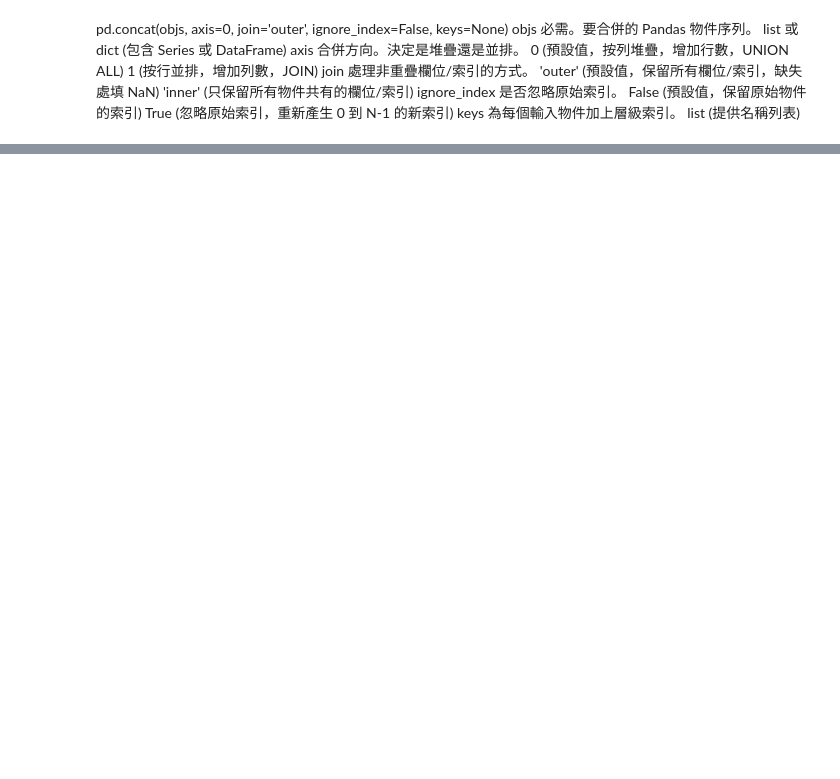
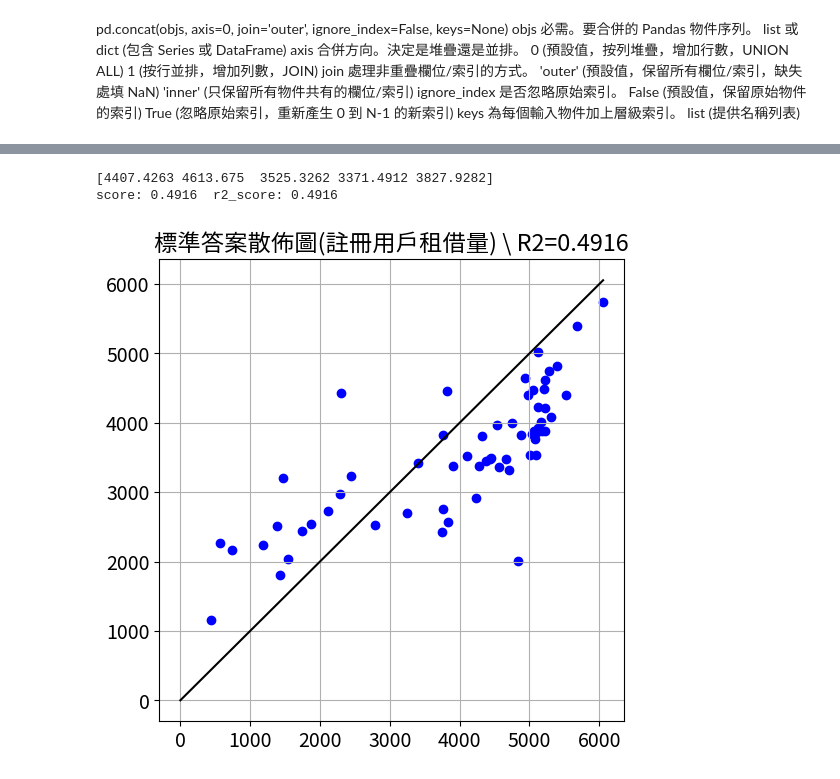
Before and after one commit to GaudiKao/learn-python-by-doing, a Jupyter notebook: Data_Structures&Alogrithms/銷量來客數預測_回歸.ipynb, the cells around one changed output, grey strips where cells are left out. Cells and saved outputs as stored; diff of their text form; code cells hidden in the pictures; blank space fills up the shorter version.

```diff
--- a/Data_Structures&Alogrithms/銷量來客數預測_回歸.ipynb
+++ b/Data_Structures&Alogrithms/銷量來客數預測_回歸.ipynb
@@ -168,7 +243,7 @@ keys 為每個輸入物件加上層級索引。  list (提供名稱列表)
 # %%
 #調整，因為月份、季節數值大小影響，讓模型差距較大，所以要one-hot編碼
 def enc(df, column):
-    df_dummy = pd.get_dummies(df[column], prefix=column)
+    df_dummy = pd.get_dummies(df[column], prefix=column, dtype=int)
     df = pd.concat([df.drop([column],axis=1),df_dummy], axis=1)
     return df
 
@@ -176,4 +251,5 @@ x2 = x.copy()
 x2 = enc(x2, '月份')
 x2 = enc(x2, '季節')
 
+display(x2.tail())
 display(x2.head())
@@ -179,0 +269,38 @@ display(x2.head())
+# %%
+#分割輸入資料
+x2_train, x2_test = x2[train_index], x2[test_index]
+
+#選擇演算法
+algorithm2 = XGBRegressor(objective ='reg:squarederror', random_state=random_seed)
+
+#訓練
+algorithm2.fit(x2_train, y_train)
+#預測
+y2_pred = algorithm2.predict(x2_test)
+
+print(y2_pred[:5]) #會輸出前5筆的預測租借數量
+
+#評估(使用R2決定係數評估)
+
+#呼叫score函式
+score2 = algorithm2.score(x2_test, y_test)
+
+#計算R2值
+from sklearn.metrics import r2_score
+r2_score = r2_score(y_test, y2_pred)
+
+print(f'score: {score2:.4f}  r2_score: {r2_score:.4f}')
+
+#評估(繪製散佈圖來評估)
+plt.figure(figsize=(6,6))
+
+y_max = y_test.max()
+plt.plot((0, y_max), (0, y_max), color='k')
+plt.scatter(y_test, y2_pred, c='b')
+plt.title(f'標準答案散佈圖(註冊用戶租借量) \ R2={r2_score:.4f}')
+plt.grid()
+plt.show()
+# %% [output]
+[4407.4263 4613.675  3525.3262 3371.4912 3827.9282]
+score: 0.4916  r2_score: 0.4916
+[figure, added]
```
Also changed, not shown: parts of 12 cells of this notebook, 11 other files.
